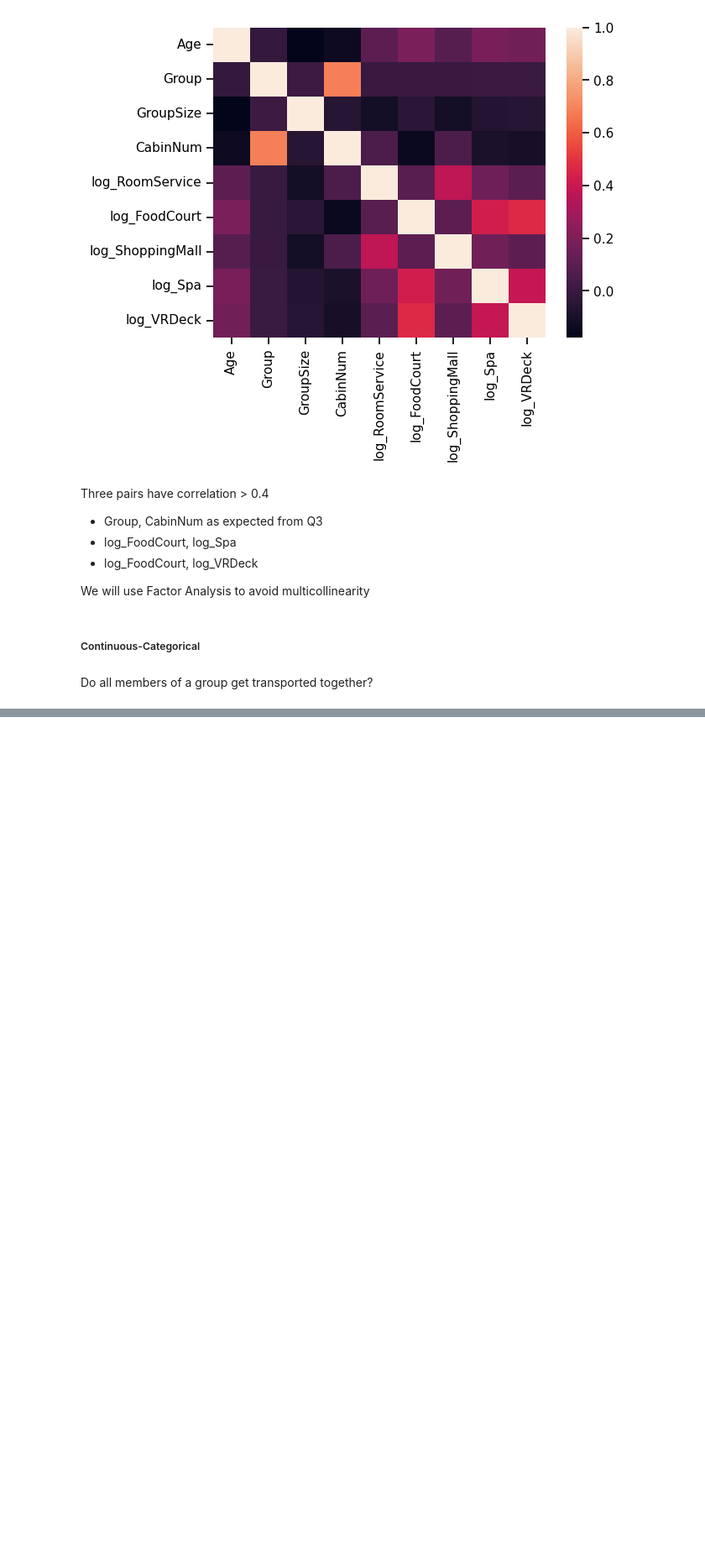
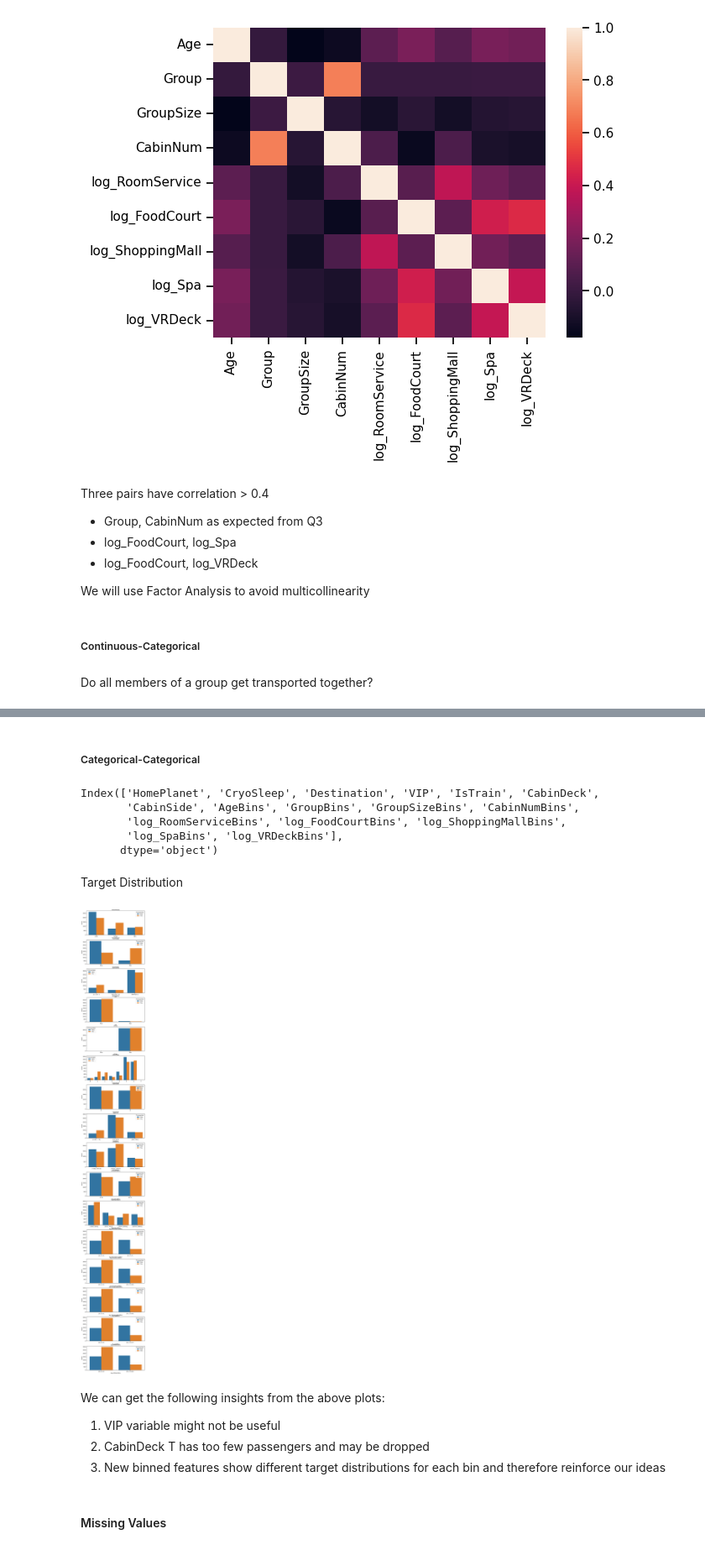
Before and after one commit to laksharora98/Portfolio, a Jupyter notebook: Kaggle Projects/Spaceship Titanic/EDA.ipynb, the cells around one changed output, grey strips where cells are left out. Shown at 84% size. Cells and saved outputs as stored; diff of their text form; code cells hidden in the pictures; blank space fills up the shorter version.

```diff
--- a/Kaggle Projects/Spaceship Titanic/EDA.ipynb
+++ b/Kaggle Projects/Spaceship Titanic/EDA.ipynb
@@ -660,0 +774,50 @@ TypeError: category type does not support sum operations
+# %% [markdown]
+##### Categorical-Categorical
+# %%
+cat_cols = cat_cols.drop(['Surname', 'Transported'])
+# %%
+cat_cols
+# %% [output]
+Index(['HomePlanet', 'CryoSleep', 'Destination', 'VIP', 'IsTrain', 'CabinDeck',
+       'CabinSide', 'AgeBins', 'GroupBins', 'GroupSizeBins', 'CabinNumBins',
+       'log_RoomServiceBins', 'log_FoodCourtBins', 'log_ShoppingMallBins',
+       'log_SpaBins', 'log_VRDeckBins'],
+      dtype='object')
+# %% [markdown]
+Target Distribution
+# %%
+# Define function to take in list of categorical columns and give distributions with respect to the target variable
+
+def catTarget(data, cat_cols, target):
+    """
+    Description:
+    Function to plot distribution of a group of continuous variables with respect to categorical target variable
+
+    Parameters:
+    data(pandas.core.frame.DataFrame): Pandas Dataframe
+    cat_cols(list) = List of categorical column labels to plot
+    target(string) = Target categorical variable
+
+    Return: None
+    """
+    fig, axes = plt.subplots(len(cat_cols), 1, figsize=(10, len(cat_cols)*5))
+
+    for j in range(len(cat_cols)):
+        sns.countplot(ax=axes[j], data=data,
+                     x=cat_cols[j], hue = target)
+        axes[j].set_title(cat_cols[j])
+
+    plt.show
+    return None
+# %%
+catTarget(data = complete, cat_cols = cat_cols, target = 'Transported')
+# %% [output]
+[figure, added]
+# %% [markdown]
+We can get the following insights from the above plots:
+
+1. VIP variable might not be useful
+2. CabinDeck T has too few passengers and may be dropped
+3. New binned features show different target distributions for each bin and therefore reinforce our ideas
+# %% [markdown]
+#### Missing Values
```
Also changed, not shown: parts of 30 cells of this notebook, 1 other file.
